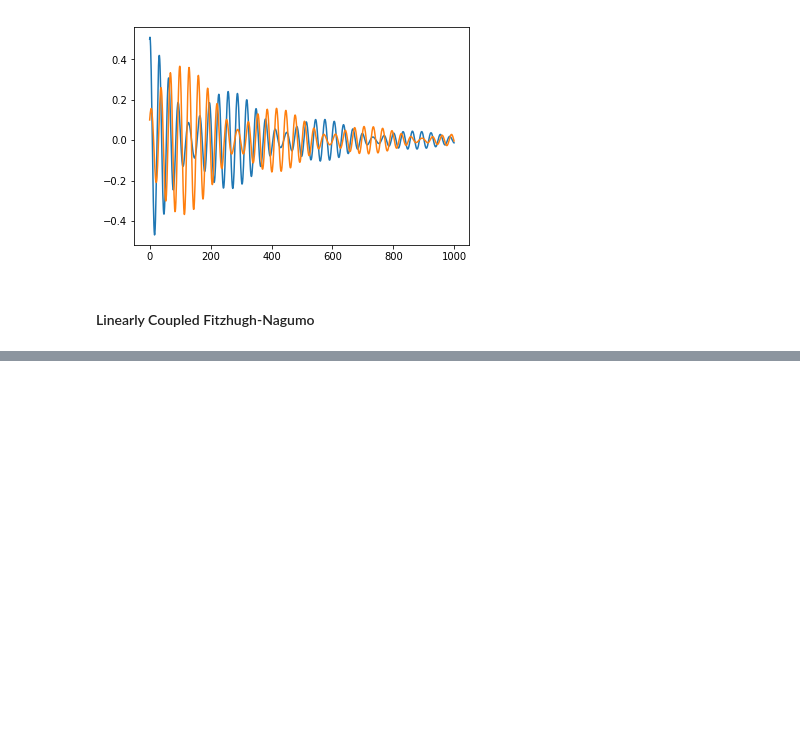
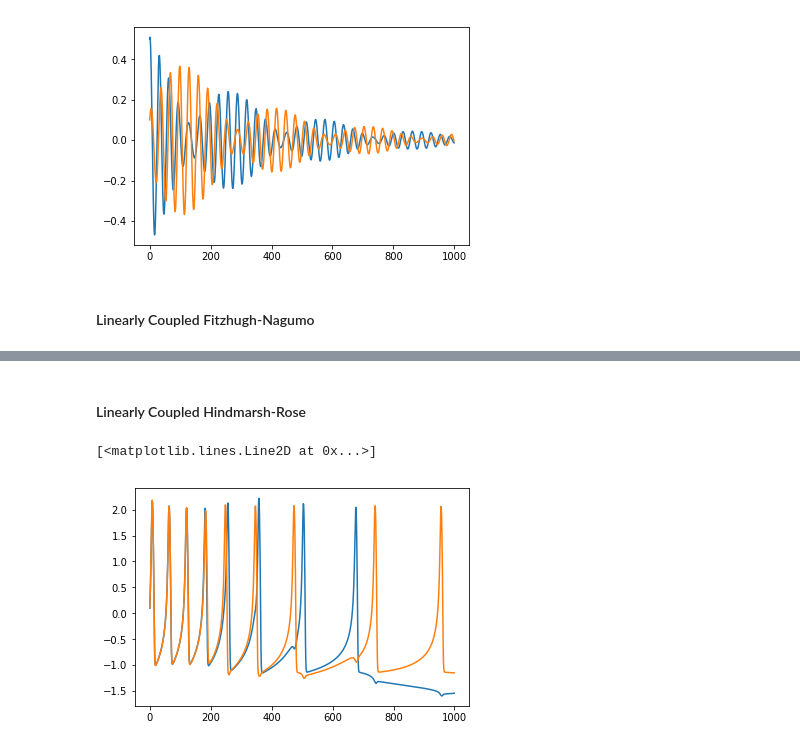
Before and after one commit to zthurman/fizzpy, a Jupyter notebook: Notebooks/Fractal Dynamics.ipynb, the cells around one changed output, grey strips where cells are left out. Cells and saved outputs as stored; diff of their text form; code cells hidden in the pictures; blank space fills up the shorter version.

```diff
--- a/Notebooks/Fractal Dynamics.ipynb
+++ b/Notebooks/Fractal Dynamics.ipynb
@@ -251,0 +290,33 @@ plt.plot(v1)
+# %% [markdown]
+#### Linearly Coupled Hindmarsh-Rose
+# %%
+a = 1.0
+b = 3.0
+c = 1.0
+d = 5.0
+r = 0.006
+s = 4.0
+i = 1.6
+xnot = -1.5
+k1 = 0.3
+k2 = 0.3
+inits = [0.1, 0.1, 0.1, 0.11, 0.1, 0.1]
+
+def lcoupled_hindmarshrose_equation(state, t):
+    x, y, z, x1, y1, z1 = tf.unstack(state)
+    dx = (y - a*(x**3) + (b*(x**2)) - z + i) + k1*(x - x1)
+    dy = c - d*(x**2) - y
+    dz = r*(s*(x - xnot) - z)
+    dx1 = (y1 - a*(x1**3) + (b*(x1**2)) - z1 + i) + k2*(x1 - x)
+    dy1 = c - d*(x1**2) - y1
+    dz1 = r*(s*(x1 - xnot) - z1)
+    return tf.stack([dx, dy, dz, dx1, dy1, dz1])
+
+sess = tf.Session()
+state, info = sess.run(generate_odesolution(lcoupled_hindmarshrose_equation, inits, tfinal=100))
+x, y, z, x1, y1, z1 = state.T
+plt.plot(x)
+plt.plot(x1)
+# %% [output]
+[<matplotlib.lines.Line2D at 0x...>]
+[figure, added]
```
Also changed, not shown: parts of 6 cells of this notebook.
